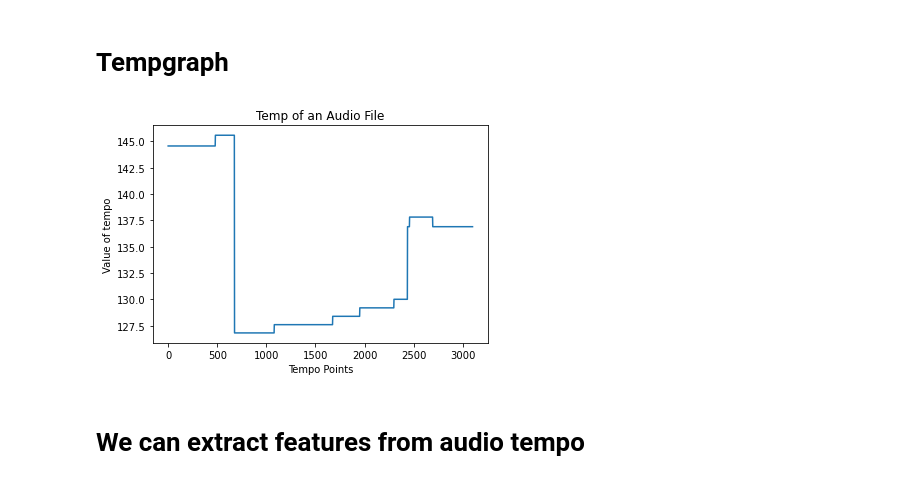
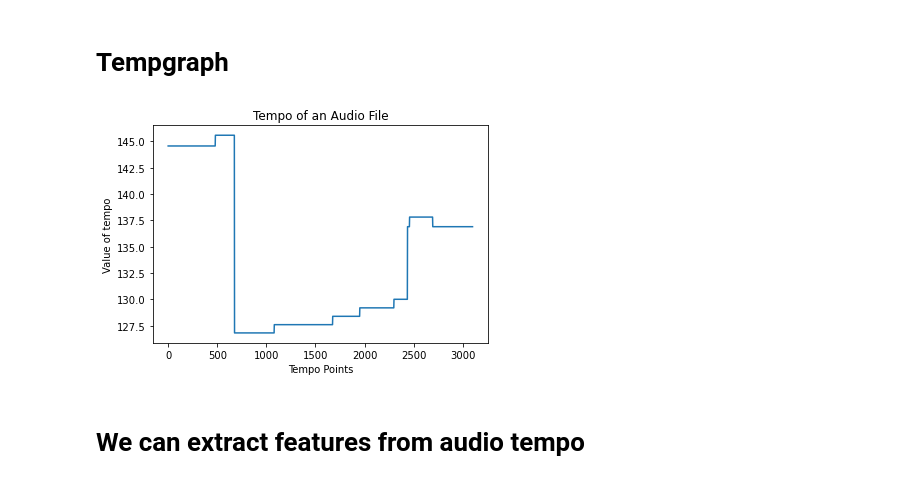
Before and after one commit to rajsandhu1989/feature_engineering, a Jupyter notebook: Sound Feature Engineering/sound_feature_engineering.ipynb, the cells around one changed output. Saved outputs shown, nothing was run; the diff lists cells and outputs as text; code cells hidden in the pictures.

Commit message:
added tempo

```diff
--- a/Sound Feature Engineering/sound_feature_engineering.ipynb
+++ b/Sound Feature Engineering/sound_feature_engineering.ipynb
@@ -272,13 +261,13 @@ audio_tempo = lr.beat.tempo(audio, sr=sfreq, hop_length=2**6, aggregate=None)
 # %%
 time=np.arange(0,3101)
 plt.plot(time,audio_tempo)
 plt.xlabel("Tempo Points")
 plt.ylabel("Value of tempo")
-plt.title("Temp of an Audio File")
+plt.title("Tempo of an Audio File")
 plt.savefig("5.png", dpi=300)
 plt.show()
 # %% [output]
-[figure, old version]
+[figure, new version]
 # %% [markdown]
 # We can extract features from audio tempo
 # %%
```
Also changed, not shown: parts of 10 cells of this notebook, 5 other files.
